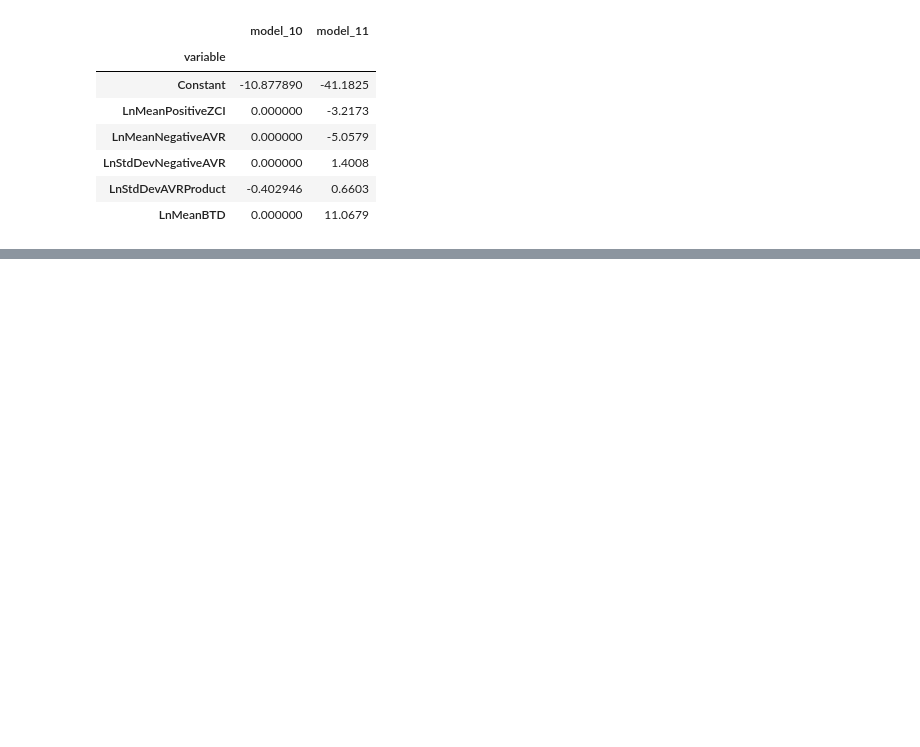
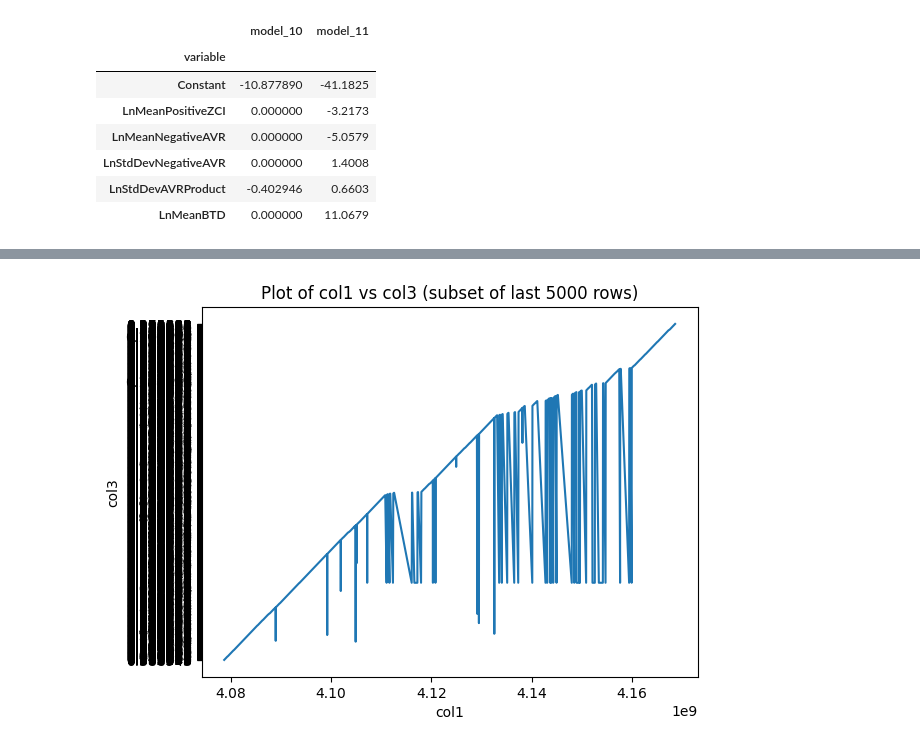
Before and after one commit to vjainoptalert/vj_post_hoc_model11, a Jupyter notebook: model_analysis.ipynb, the cells around one changed output, grey strips where cells are left out. Cells and saved outputs as stored; diff of their text form; code cells hidden in the pictures; blank space fills up the shorter version.

```diff
--- a/model_analysis.ipynb
+++ b/model_analysis.ipynb
@@ -190,0 +223,9 @@ jds_config[jds_config['model_11'] != 0]
+# %%
+subset = df_valid.iloc[-5000:-3000]  # same as tail(5000).head(2000)
+plt.plot(subset['col1'], subset['col3'])
+plt.xlabel('col1')
+plt.ylabel('col3')
+plt.title('Plot of col1 vs col3 (subset of last 5000 rows)')
+plt.show()
+# %% [output]
+[figure, added]
```
Also changed, not shown: parts of 6 cells of this notebook.
